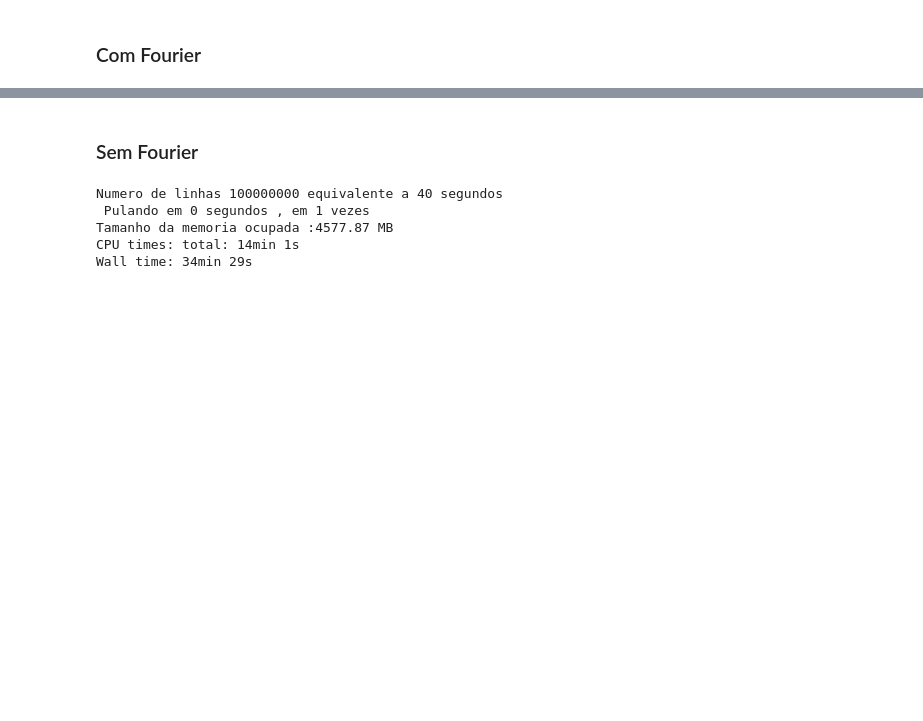
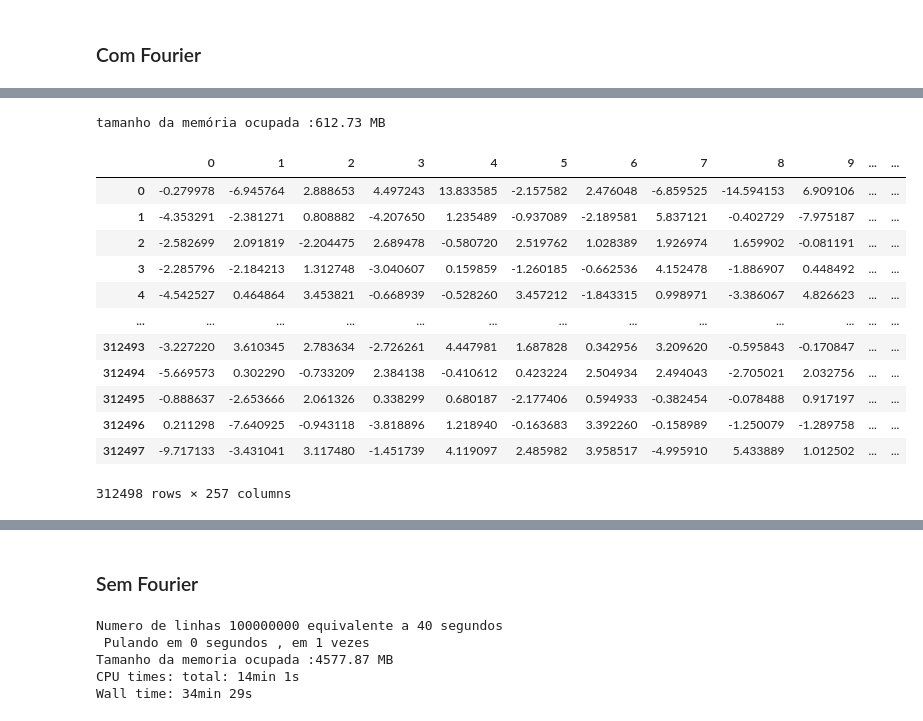
Before and after one commit to JanathanPlanas/Deep-learning-AICT, a Jupyter notebook: Cnn-Pytorch/cnn.ipynb, the cells around one changed output, grey strips where cells are left out. Cells and saved outputs as stored; diff of their text form; code cells hidden in the pictures; blank space fills up the shorter version.

```diff
--- a/Cnn-Pytorch/cnn.ipynb
+++ b/Cnn-Pytorch/cnn.ipynb
@@ -47,0 +46,17 @@ Wall time: 25min 16s
+# %%
+pd.DataFrame(data(Fourier=True, Normalizing= False))
+# %% [output]
+tamanho da memória ocupada :612.73 MB
+|  | 0 | 1 | 2 | 3 | 4 | 5 | 6 | 7 | 8 | 9 | ... | ... |
+| 0 | -0.279978 | -6.945764 | 2.888653 | 4.497243 | 13.833585 | -2.157582 | 2.476048 | -6.859525 | -14.594153 | 6.909106 | ... | ... |
+| 1 | -4.353291 | -2.381271 | 0.808882 | -4.207650 | 1.235489 | -0.937089 | -2.189581 | 5.837121 | -0.402729 | -7.975187 | ... | ... |
+| 2 | -2.582699 | 2.091819 | -2.204475 | 2.689478 | -0.580720 | 2.519762 | 1.028389 | 1.926974 | 1.659902 | -0.081191 | ... | ... |
+| 3 | -2.285796 | -2.184213 | 1.312748 | -3.040607 | 0.159859 | -1.260185 | -0.662536 | 4.152478 | -1.886907 | 0.448492 | ... | ... |
+| 4 | -4.542527 | 0.464864 | 3.453821 | -0.668939 | -0.528260 | 3.457212 | -1.843315 | 0.998971 | -3.386067 | 4.826623 | ... | ... |
+| ... | ... | ... | ... | ... | ... | ... | ... | ... | ... | ... | ... | ... |
+| 312493 | -3.227220 | 3.610345 | 2.783634 | -2.726261 | 4.447981 | 1.687828 | 0.342956 | 3.209620 | -0.595843 | -0.170847 | ... | ... |
+| 312494 | -5.669573 | 0.302290 | -0.733209 | 2.384138 | -0.410612 | 0.423224 | 2.504934 | 2.494043 | -2.705021 | 2.032756 | ... | ... |
+| 312495 | -0.888637 | -2.653666 | 2.061326 | 0.338299 | 0.680187 | -2.177406 | 0.594933 | -0.382454 | -0.078488 | 0.917197 | ... | ... |
+| 312496 | 0.211298 | -7.640925 | -0.943118 | -3.818896 | 1.218940 | -0.163683 | 3.392260 | -0.158989 | -1.250079 | -1.289758 | ... | ... |
+| 312497 | -9.717133 | -3.431041 | 3.117480 | -1.451739 | 4.119097 | 2.485982 | 3.958517 | -4.995910 | 5.433889 | 1.012502 | ... | ... |
+312498 rows × 257 columns
```
Also changed, not shown: parts of 15 cells of this notebook, 3 other files.
